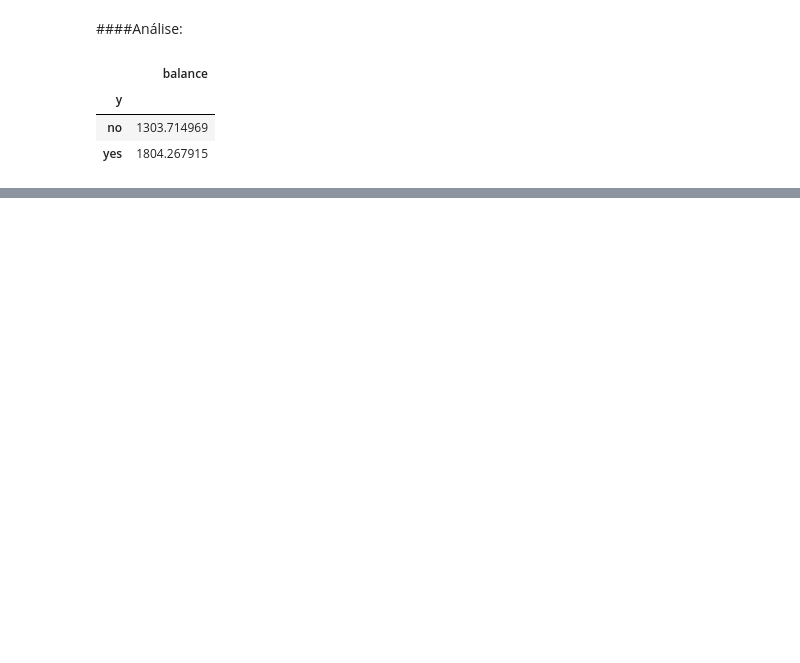
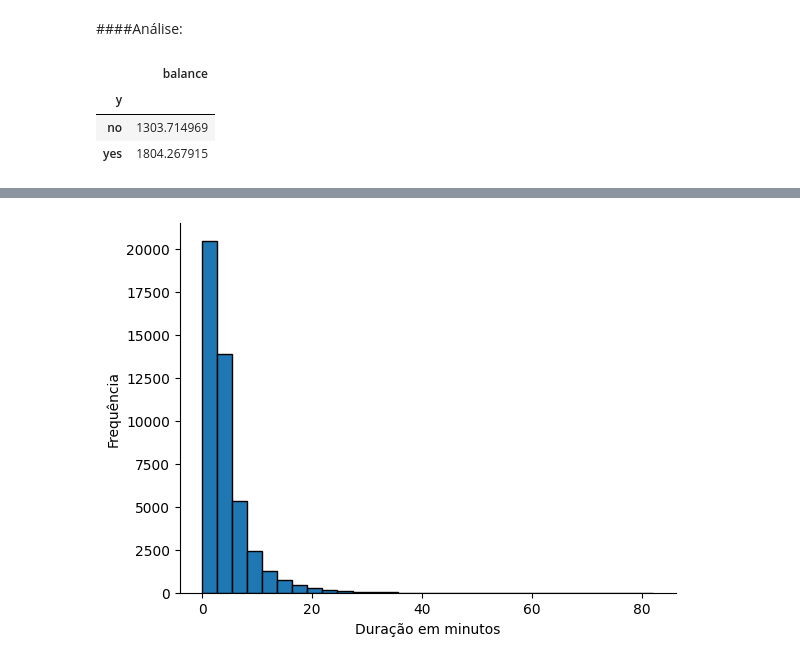
Before and after one commit to jessicamotam/Projeto-Bank-Marketing_ICD, a Jupyter notebook: Projeto_Bank_Marketing.ipynb, the cells around one changed output, grey strips where cells are left out. Saved outputs shown, nothing was run; the diff lists cells and outputs as text; code cells hidden in the pictures; blank space fills up the shorter version.

```diff
--- a/Projeto_Bank_Marketing.ipynb
+++ b/Projeto_Bank_Marketing.ipynb
@@ -29,6 +29,17 @@ Successfully installed ucimlrepo-0.0.7
 import pandas as pd
 import matplotlib.pyplot as plt
 import numpy as np
+# %%
+def despine(ax=None):
+    if ax is None:
+        ax = plt.gca()
+    # Hide the right and top spines
+    ax.spines['right'].set_visible(False)
+    ax.spines['top'].set_visible(False)
+
+    # Only show ticks on the left and bottom spines
+    ax.yaxis.set_ticks_position('left')
+    ax.xaxis.set_ticks_position('bottom')
 # %%
 #IMPORTANDO DATASET
 
@@ -206,0 +227,8 @@ Text(0, 0.5, 'Média Salário Anual')
+# %%
+plt.hist(duracao_ligacao, bins=30, edgecolor='k')
+plt.xlabel('Duração em minutos')
+plt.ylabel('Frequência')
+despine(plt.gca())
+plt.show()
+# %% [output]
+[figure, added]
```
Also changed, not shown: parts of 3 cells of this notebook.
